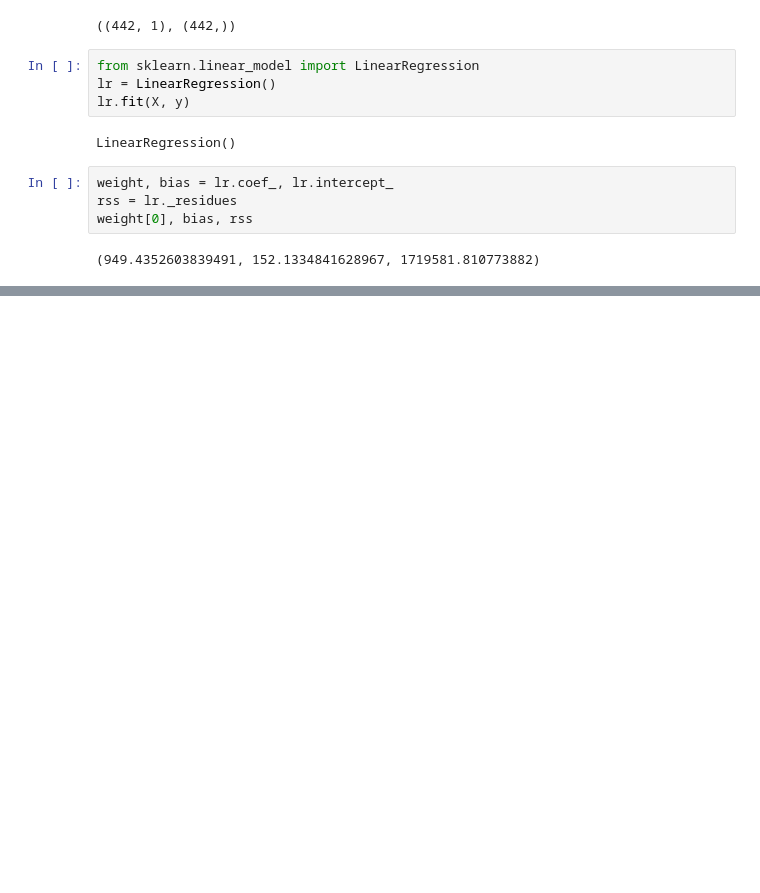
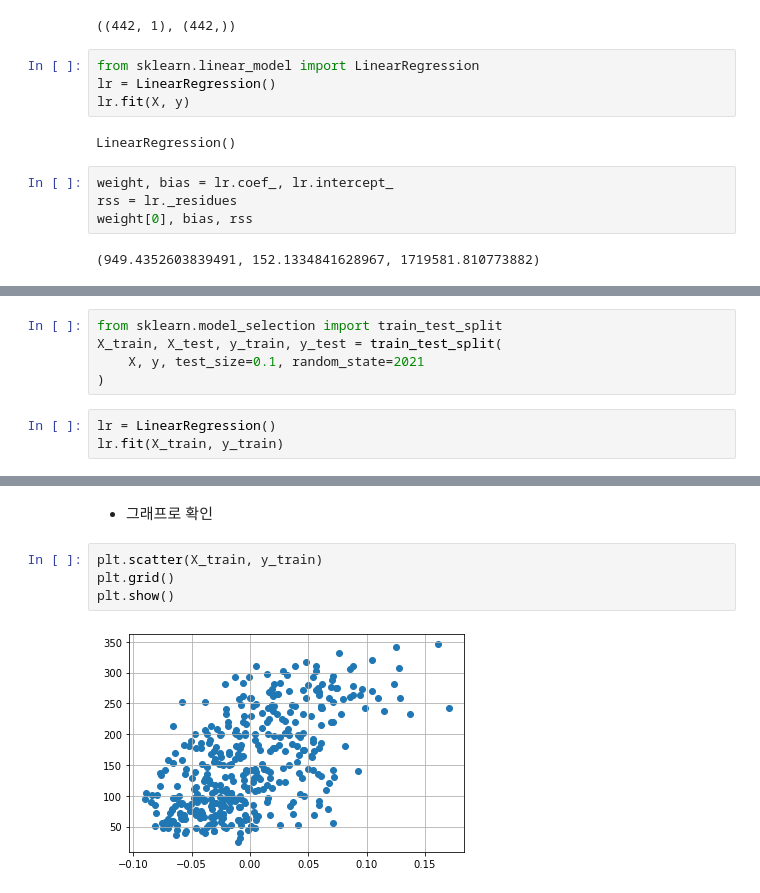
Before and after one commit to youngin0221/Machine-Learning-2021-2, a Jupyter notebook: 03.Regression/02_당뇨병.ipynb, the cells around one changed output, grey strips where cells are left out. Saved outputs shown, nothing was run; the diff lists cells and outputs as text; blank space fills up the shorter version.

Commit message:
Regression

```diff
--- a/03.Regression/02_당뇨병.ipynb
+++ b/03.Regression/02_당뇨병.ipynb
@@ -54,0 +62,8 @@ weight[0], bias, rss
+# %%
+from sklearn.model_selection import train_test_split
+X_train, X_test, y_train, y_test = train_test_split(
+    X, y, test_size=0.1, random_state=2021
+)
+# %%
+lr = LinearRegression()
+lr.fit(X_train, y_train)
@@ -54,0 +89,8 @@ weight[0], bias, rss
+# %% [markdown]
+- 그래프로 확인
+# %%
+plt.scatter(X_train, y_train)
+plt.grid()
+plt.show()
+# %% [output]
+[figure, added]
```
Also changed, not shown: parts of 24 cells of this notebook, 2 other files.
